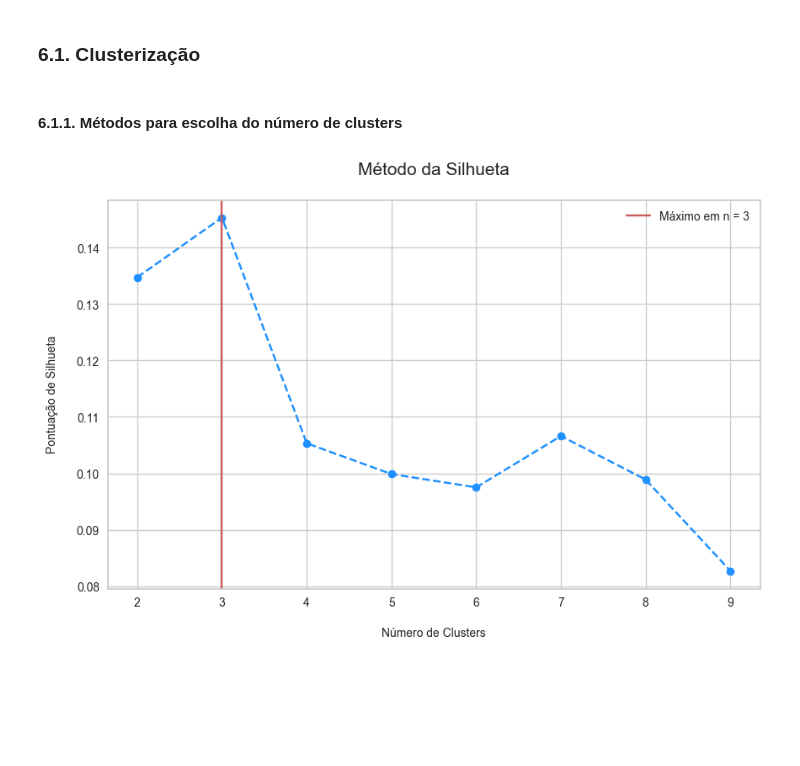
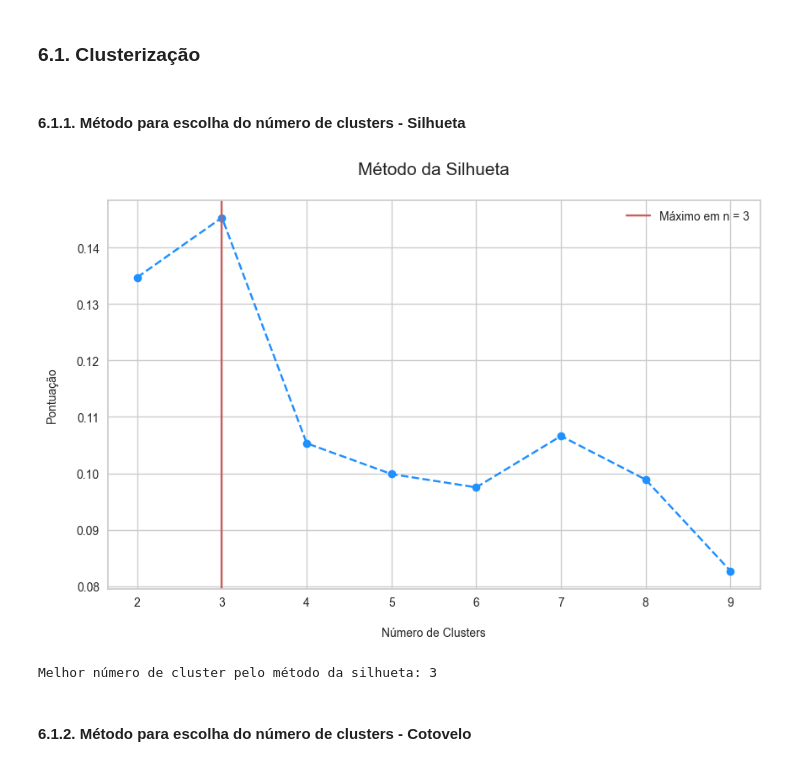
Before and after one commit to emso-exe/Analise_de_rh_-_people_analytics, a Jupyter notebook: 001_analise_de_rh.ipynb, the cells around one changed output. Saved outputs shown, nothing was run; the diff lists cells and outputs as text; code cells hidden in the pictures; blank space fills up the shorter version.

```diff
--- a/001_analise_de_rh.ipynb
+++ b/001_analise_de_rh.ipynb
@@ -1328,30 +1334,47 @@ Quantidade de componentes: 16
 # %% [markdown]
 ### 6.1. Clusterização
 # %% [markdown]
-#### 6.1.1. Métodos para escolha do número de clusters
+#### 6.1.1. Método para escolha do número de clusters - Silhueta
 # %%
-# MÉTODO DA SILHUETA
+# Lista para armazenar as pontuações para diferentes números de clusters
+silhouette_scores = []
 
-silhouette_scores = []
+# Loop para testar diferentes números de clusters (de 2 a 9)
 for n_clusters in range(2, 10):
+    # Inicialização do modelo KMeans com o número de clusters atual
     kmeans = KMeans(n_clusters=n_clusters, random_state=0, n_init='auto')
     kmeans.fit_predict(df_componentes)
+    # Calcula a pontuação de silhueta para os dados e os rótulos de cluster
     score = silhouette_score(df_componentes, kmeans.labels_)
     silhouette_scores.append(score)
 
-# Encontrar o índice do maior valor de silhueta
+# Encontra a pontuação de silhueta máxima
 max_score = max(silhouette_scores)
+# Encontra o número de clusters correspondente à pontuação de silhueta máxima
 best_n_clusters = range(2, 10)[silhouette_scores.index(max_score)]
 
+# Criar o gráfico de linhas
 plt.figure(figsize=(10,6))
 plt.plot(range(2, 10), silhouette_scores, marker='o', linestyle='--', color='dodgerblue')
+
+# Adiciona uma linha vertical na posição do melhor número de clusters
 plt.axvline(x=best_n_clusters, color='indianred', linestyle='-', label=f'Máximo em n = {best_n_clusters}')
 
+# Adiciona título e rótulos aos eixos do gráfico
 plt.title('Método da Silhueta\n', fontsize=15)
 plt.xlabel('\nNúmero de Clusters', fontsize=10)
-plt.ylabel('Pontuação de Silhueta\n', fontsize=10)
+plt.ylabel('Pontuação\n', fontsize=10)
+
+# Adicionando a legenda
 plt.legend()
+
+# Exibindo o gráfico
 plt.show()
+
+print(f'\nMelhor número de cluster pelo método da silhueta: {best_n_clusters}')
 # %% [output]
-[figure, old version]
+[figure, new version]
+Melhor número de cluster pelo método da silhueta: 3
+# %% [markdown]
+#### 6.1.2. Método para escolha do número de clusters - Cotovelo
 # %%
```
Also changed, not shown: parts of 12 cells of this notebook.
